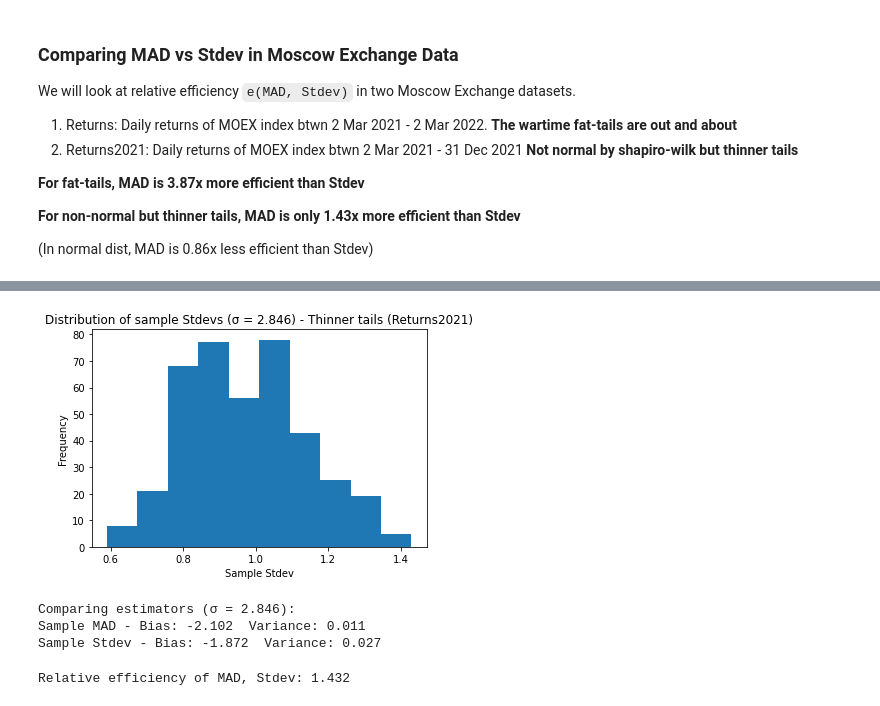
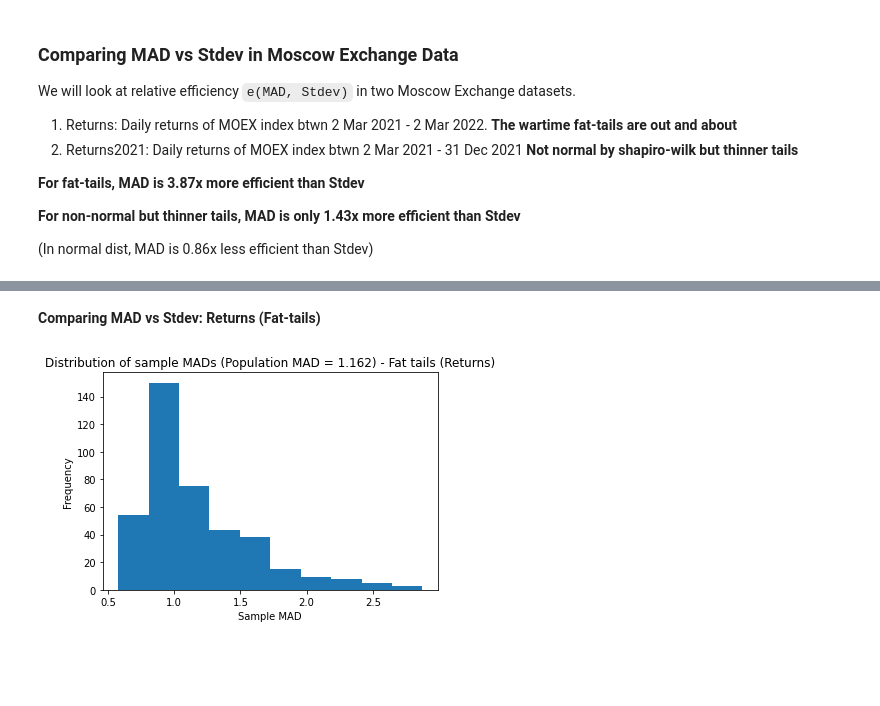
Before and after one commit to umitkaanusta/stuff-im-learning, a Jupyter notebook: statistical_concepts/taleb_on_volatility_stdev_mad.ipynb, the cells around one changed output, grey strips where cells are left out. Cells and saved outputs as stored; diff of their text form; code cells hidden in the pictures; blank space fills up the shorter version.

```diff
--- a/statistical_concepts/taleb_on_volatility_stdev_mad.ipynb
+++ b/statistical_concepts/taleb_on_volatility_stdev_mad.ipynb
@@ -316,11 +324,0 @@ We will look at relative efficiency `e(MAD, Stdev)` in two Moscow Exchange datas
-# %%
-SIGMA = round(np.std(returns), 3)  # σ = 2.846
-
-# draw samples of size n = 40 with replacement, do it 400 times.
-sample_mads = []
-sample_stdevs = []
-sample_rng = np.random.RandomState(42)
-for _ in range(400):
-    sample = sample_rng.choice(returns, size=40, replace=True)
-    sample_mads.append(round(np.mean(np.absolute(sample)), 2))
-    sample_stdevs.append(round(np.std(sample), 2))
@@ -365,11 +324,0 @@ Relative efficiency of MAD, Stdev: 3.873
-# %%
-SIGMA = round(np.std(returns), 3)  # σ = 2.846
-
-# draw samples of size n = 40 with replacement, do it 400 times.
-sample_mads = []
-sample_stdevs = []
-sample_rng = np.random.RandomState(42)
-for _ in range(400):
-    sample = sample_rng.choice(returns2021, size=40, replace=True)
-    sample_mads.append(round(np.mean(np.absolute(sample)), 2))
-    sample_stdevs.append(round(np.std(sample), 2))
@@ -385,27 +325,23 @@ plt.show()
-# %%
-# distribution of sample stdevs
-plt.hist(sample_stdevs)
-plt.title("Distribution of sample Stdevs (σ = 2.846) - Thinner tails (Returns2021)")
-plt.xlabel("Sample Stdev")
-plt.ylabel("Frequency")
-plt.show()
-# %% [output]
-[figure, removed]
-# %%
-print("Comparing estimators (σ = 2.846):")
-print(f"Sample MAD - Bias: {round(np.mean(sample_mads) - SIGMA, 3)}  Variance: {round(np.var(sample_mads), 3)}")
-print(f"Sample Stdev - Bias: {round(np.mean(sample_stdevs) - SIGMA, 3)}  Variance: {round(np.var(sample_stdevs), 3)}")
-# %% [output]
-Comparing estimators (σ = 2.846):
-Sample MAD - Bias: -2.102  Variance: 0.011
-Sample Stdev - Bias: -1.872  Variance: 0.027
-# %%
-E_SD = round(np.mean(sample_stdevs), 3)
-Var_SD = round(np.var(sample_stdevs), 3)
-
-E_MAD = round(np.mean(sample_mads), 3)
-Var_MAD = round(np.var(sample_mads), 3)
-
-print(f"Relative efficiency of MAD, Stdev: {round((Var_SD / (E_SD ** 2)) / (Var_MAD / (E_MAD ** 2)), 3)}")
-# %% [output]
-Relative efficiency of MAD, Stdev: 1.432
+# %% [markdown]
+**Comparing MAD vs Stdev: Returns (Fat-tails)**
+# %%
+SIGMA = round(np.std(returns), 3)
+pop_MAD = round(np.mean(np.absolute(returns)), 3)
+
+# draw samples of size n = 40 with replacement, do it 400 times.
+sample_mads = []
+sample_stdevs = []
+sample_rng = np.random.RandomState(42)
+for _ in range(400):
+    sample = sample_rng.choice(returns, size=40, replace=True)
+    sample_mads.append(round(np.mean(np.absolute(sample)), 3))
+    sample_stdevs.append(round(np.std(sample), 3))
+# %%
+# distribution of sample MADs
+plt.hist(sample_mads)
+plt.title(f"Distribution of sample MADs (Population MAD = {pop_MAD}) - Fat tails (Returns)")
+plt.xlabel("Sample MAD")
+plt.ylabel("Frequency")
+plt.show()
+# %% [output]
+[figure, added]
```
Also changed, not shown: parts of 43 cells of this notebook.
